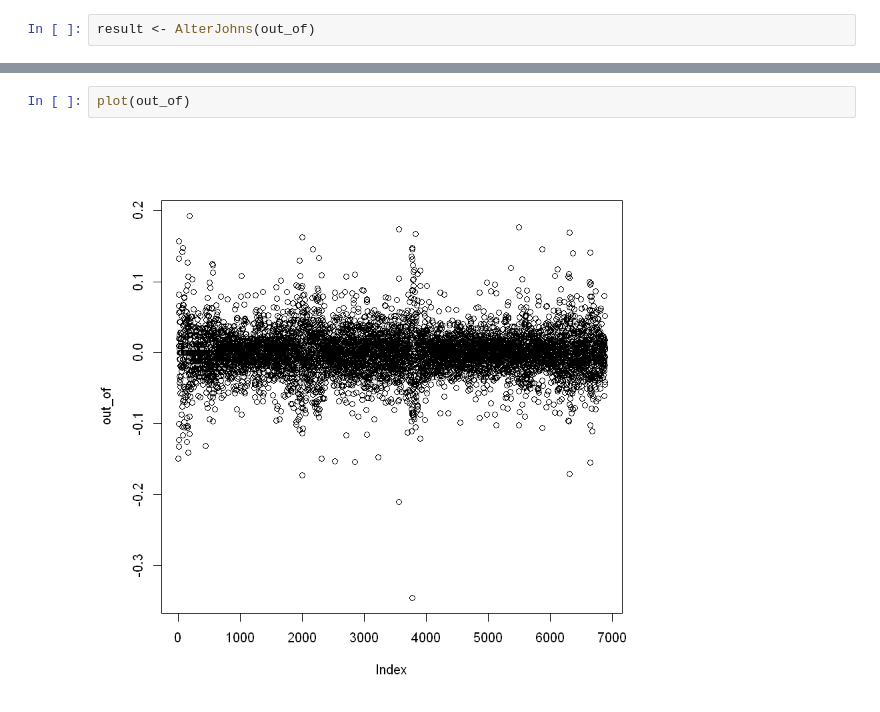
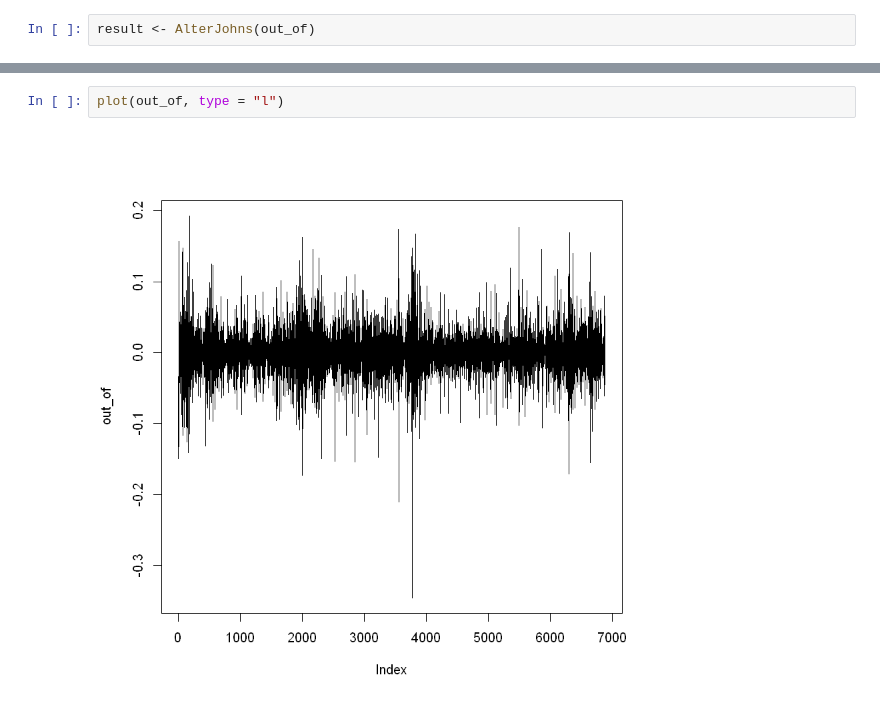
Before and after one commit to d0rj/Rubanok, a Jupyter notebook: Task 6.ipynb, the cells around one changed output, grey strips where cells are left out. Drawn from its saved outputs; the diff is of its cells as text.

```diff
--- a/Task 6.ipynb
+++ b/Task 6.ipynb
@@ -294,4 +298,4 @@ plot(df[[1]], type="l")
 # %%
-plot(out_of)
+plot(out_of, type = "l")
 # %% [output]
-[figure, old version]
+[figure, new version]
```
Also changed, not shown: parts of 4 cells of this notebook, 2 other files.
